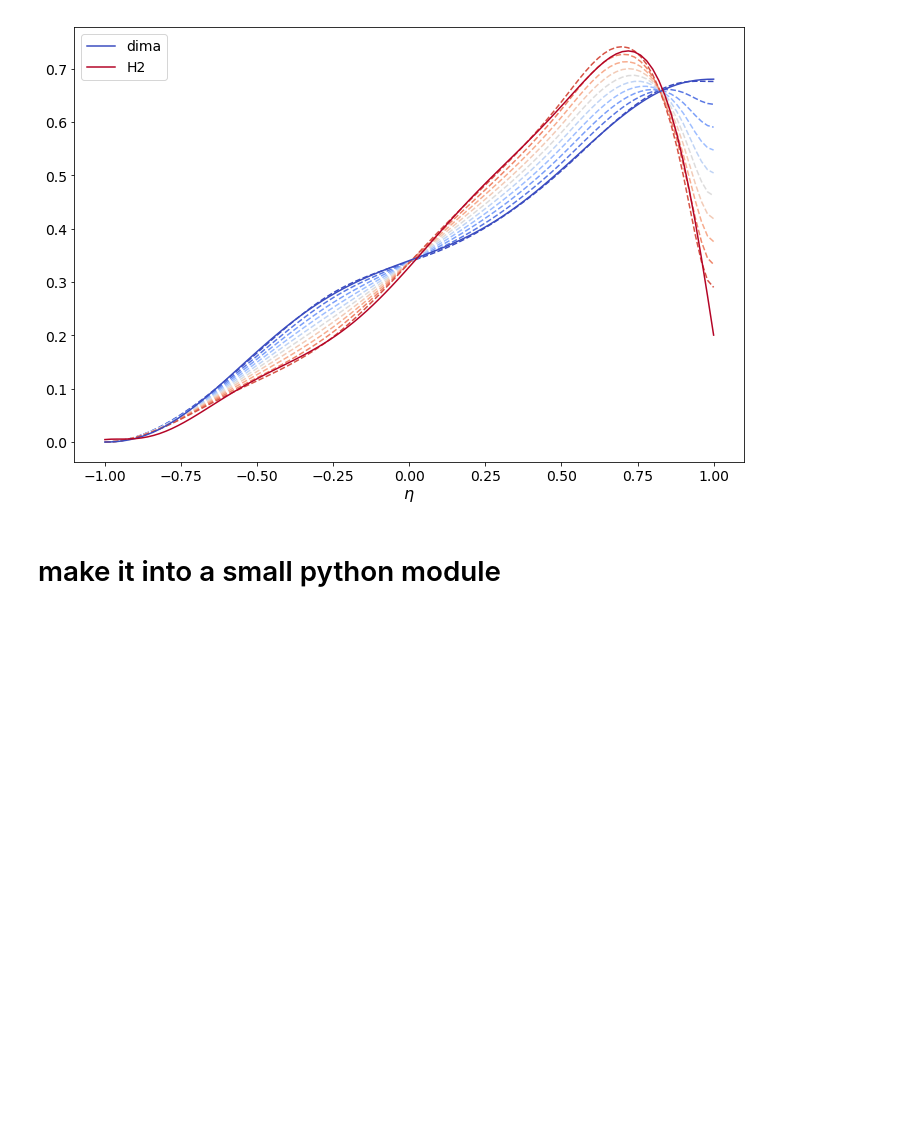
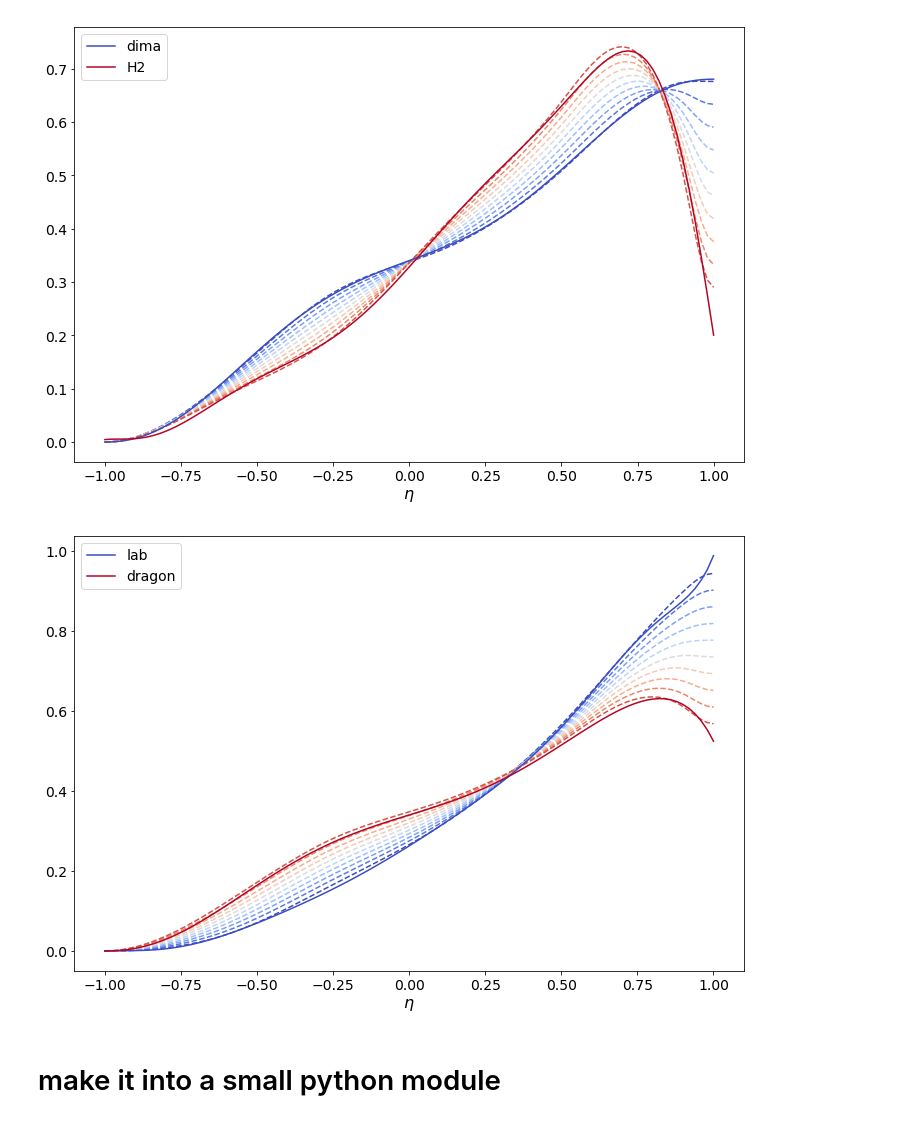
Before and after one commit to icecube/angular_acceptance, a Jupyter notebook: Angular_acceptance.ipynb, the cells around one changed output. Saved outputs shown, nothing was run; the diff lists cells and outputs as text; code cells hidden in the pictures; blank space fills up the shorter version.

```diff
--- a/Angular_acceptance.ipynb
+++ b/Angular_acceptance.ipynb
@@ -305,6 +304,26 @@ plt.gca().set_xlabel(r'$\eta$')
 plt.savefig('morph.png')
 # %% [output]
 [figure]
+# %%
+# MORE FUN!
+
+n = 10.
+p1 = np.linspace(approx_params[8,0], approx_params[1,0], n, endpoint=True)
+p2 = np.linspace(approx_params[8,1], approx_params[1,1], n, endpoint=True)
+
+cmap = cm.coolwarm
+
+for i in range(int(n)):
+    plt.plot(xnew, ang([p1[i],p2[i]], xnew), c=cmap(i/n), ls='--')
+
+plt.plot(xnew, nominal, color=cmap(0.), label='lab')
+plt.plot(xnew, dragon, color=cmap(1.), label='dragon')
+plt.legend()
+plt.gca().set_xlabel(r'$\eta$')
+
+plt.savefig('morph2.png')
+# %% [output]
+[figure, added]
 # %% [markdown]
 # make it into a small python module
 # %%
```
Also changed, not shown: parts of 2 cells of this notebook, 1 other file.
